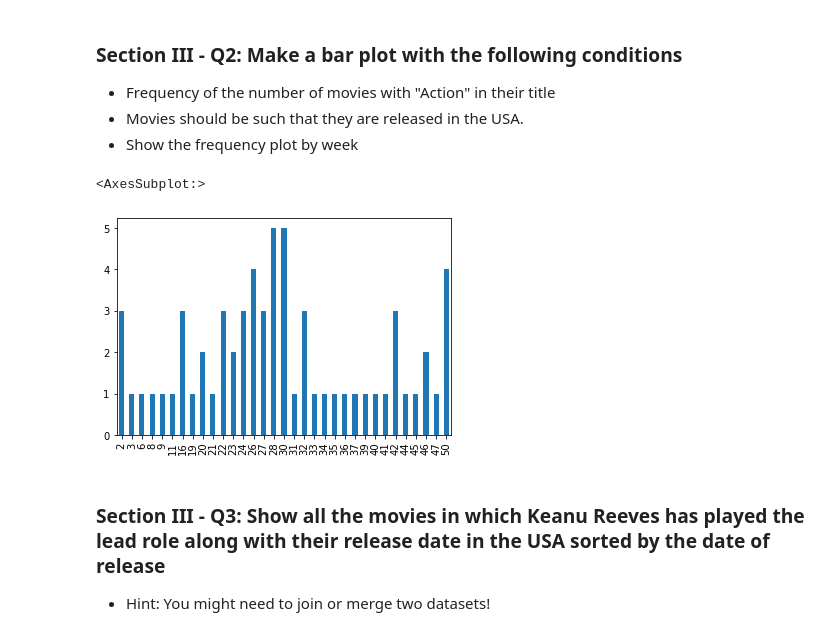
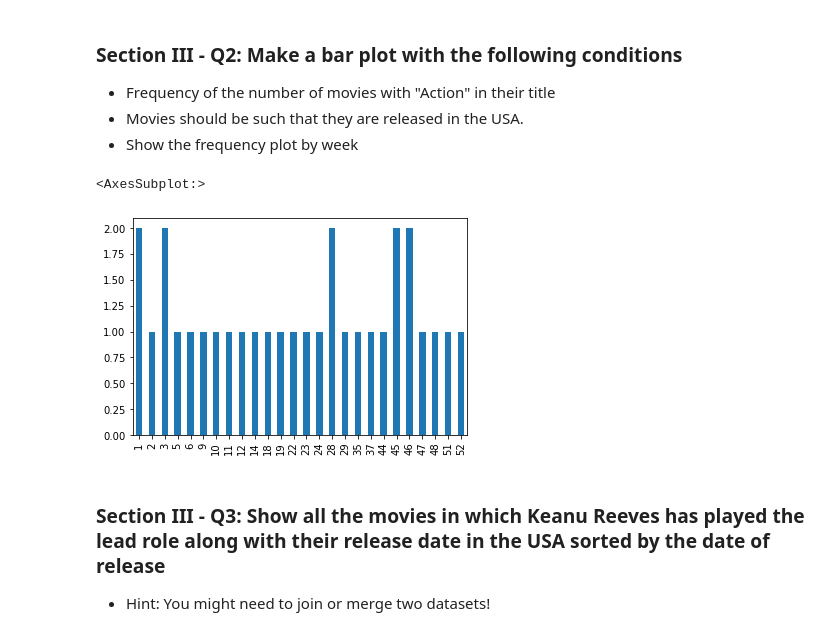
Before and after one commit to meysamxghanavati/mec-mini-projects, a Jupyter notebook: mec-5.3.10-data-wranging-with-pandas-mini-project/Mini_Project_Data_Wrangling_Pandas.ipynb, the cells around one changed output. Drawn from its saved outputs; the diff is of its cells as text; code cells hidden in the pictures.

```diff
--- a/mec-5.3.10-data-wranging-with-pandas-mini-project/Mini_Project_Data_Wrangling_Pandas.ipynb
+++ b/mec-5.3.10-data-wranging-with-pandas-mini-project/Mini_Project_Data_Wrangling_Pandas.ipynb
@@ -643,10 +671,10 @@ summer.date.dt.month.value_counts().sort_index().plot(kind='bar')
 - Show the frequency plot by week
 # %%
 action = release_dates[(release_dates.title.str.contains('Action')) & (release_dates.country == 'USA')]
-summer.date.dt.week.value_counts().sort_index().plot(kind='bar')
+action.date.dt.isocalendar().week.value_counts().sort_index().plot(kind='bar')
 # %% [output]
 <AxesSubplot:>
-[figure, old version]
+[figure, new version]
 # %% [markdown]
 ### Section III - Q3: Show all the movies in which Keanu Reeves has played the lead role along with their   release date in the USA sorted by the date of release
 - Hint: You might need to join or merge two datasets!
```
Also changed, not shown: parts of 3 cells of this notebook.
